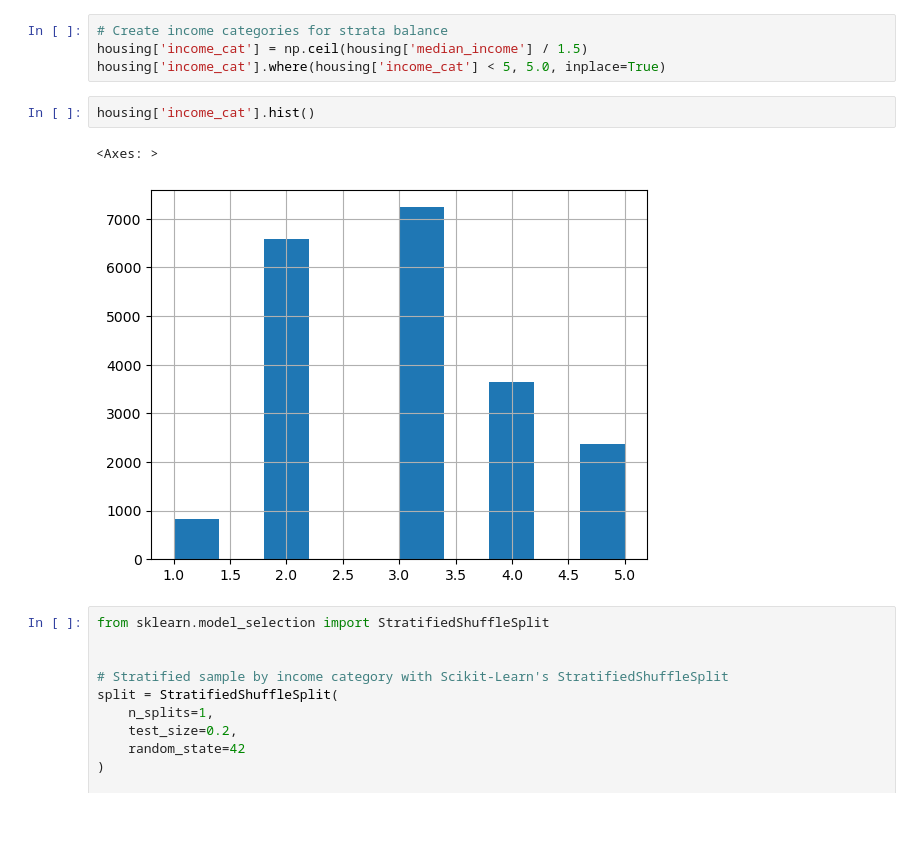
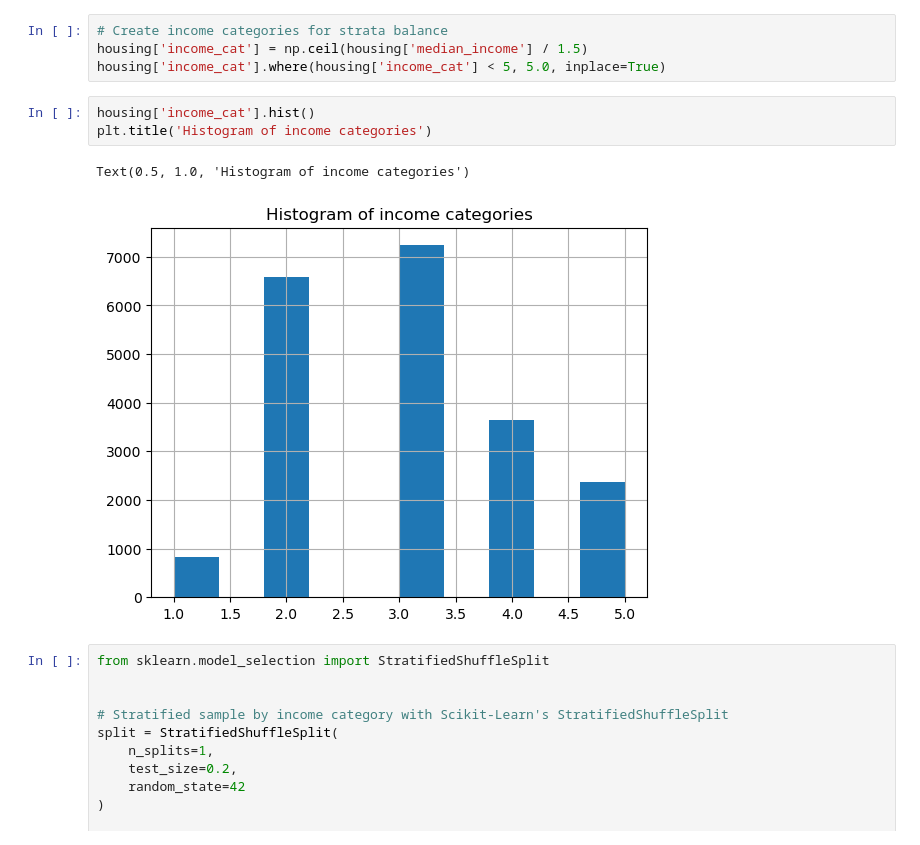
Before and after one commit to Ivan-Grigorev/Hands_On_ML, a Jupyter notebook: chapter_02.ipynb, the cells around one changed output. Saved outputs shown, nothing was run; the diff lists cells and outputs as text; blank space fills up the shorter version.

```diff
--- a/chapter_02.ipynb
+++ b/chapter_02.ipynb
@@ -191,9 +192,10 @@ housing['income_cat'] = np.ceil(housing['median_income'] / 1.5)
 housing['income_cat'].where(housing['income_cat'] < 5, 5.0, inplace=True)
 # %%
 housing['income_cat'].hist()
+plt.title('Histogram of income categories')
 # %% [output]
-<Axes: >
+Text(0.5, 1.0, 'Histogram of income categories')
-[figure, old version]
+[figure, new version]
 # %%
 from sklearn.model_selection import StratifiedShuffleSplit
 
```
Also changed, not shown: parts of 16 cells of this notebook.
